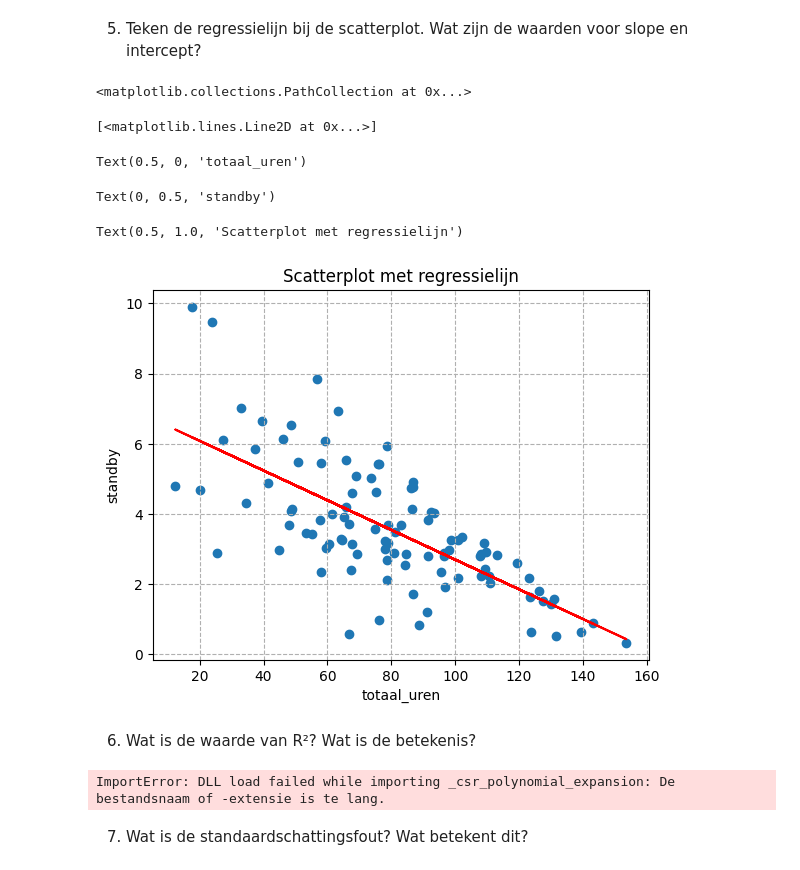
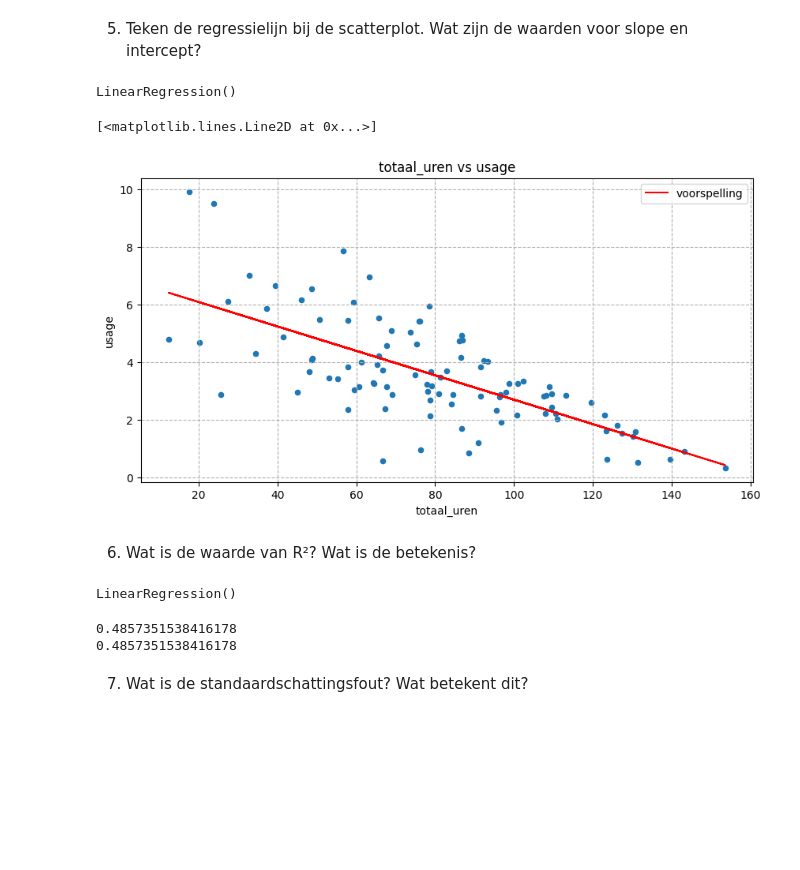
Before and after one commit to EliasDeHondt/DataScience1, a Jupyter notebook: W19P4/Smartphone.ipynb, the cells around one changed output. Saved outputs shown, nothing was run; the diff lists cells and outputs as text; code cells hidden in the pictures; blank space fills up the shorter version.

```diff
--- a/W19P4/Smartphone.ipynb
+++ b/W19P4/Smartphone.ipynb
@@ -84,32 +83,26 @@ display(spearman)
 | totaal_uren | -0.699526 | 0.998668 | 1.000000 |
 # %% [markdown]
 5. Teken de regressielijn bij de scatterplot. Wat zijn de waarden voor slope en intercept?
-# %%
-import numpy as np
-import matplotlib.pyplot as plt
-
-# Berekenen van de slope en intercept
-slope, intercept = np.polyfit(smartphones.totaal_uren, smartphones.usage, 1)
-
-# Teken de scatterplot en regressielijn
-plt.scatter(smartphones.totaal_uren, smartphones.usage)
-plt.plot(smartphones.totaal_uren, slope*smartphones.totaal_uren + intercept, color='red')
-
-# Voeg labels en titels toe
-plt.grid(True, linestyle='--')
-plt.xlabel('totaal_uren')
-plt.ylabel('standby')
-plt.title('Scatterplot met regressielijn')
-
-# Toon de plot
-plt.show()
-# %% [output]
-<matplotlib.collections.PathCollection at 0x...>
-[<matplotlib.lines.Line2D at 0x...>]
-Text(0.5, 0, 'totaal_uren')
-Text(0, 0.5, 'standby')
-Text(0.5, 1.0, 'Scatterplot met regressielijn')
-[figure, removed]
+# %%
+from sklearn.linear_model import LinearRegression
+
+model = LinearRegression()
+
+X = smartphones[['totaal_uren']]
+y = smartphones.usage
+
+model.fit(X, y)
+
+y_hat = model.predict(X)  # voorspellingen maken
+
+ax = smartphones.plot(kind='scatter', x='totaal_uren', y='usage', figsize=(10, 5), title='totaal_uren vs usage', marker='o')
+ax.plot(smartphones.totaal_uren, y_hat, color='r', label='voorspelling')
+ax.grid(linestyle='--')
+_ = ax.legend()
+# %% [output]
+LinearRegression()
+[<matplotlib.lines.Line2D at 0x...>]
+[figure, added]
 # %% [markdown]
 6. Wat is de waarde van R²? Wat is de betekenis?
 # %%
@@ -117,13 +110,19 @@ from sklearn.metrics import r2_score
 from sklearn.linear_model import LinearRegression
 
 model = LinearRegression()
-model.fit(smartphones.standby, smartphones.totaal_uren)
-y_hat = model.predict(smartphones.standby)  # Voorspellingen maken
 
-r2_score(smartphones.standby, y_hat) # Kan je altijd gebruiken
-#of
-model.score(smartphones.totaal_uren, smartphones.standby)# Kan je gebruiken als je een model hebt
+X = smartphones[['totaal_uren']]
+y = smartphones.usage
+
+model.fit(X, y)
+y_hat = model.predict(X)  # voorspellingen maken
+
+print(r2_score(y, y_hat))  # kan je altijd gebruiken
+# of
+print(model.score(X, y))  # kan je gebruiken als je een model hebt
 # %% [output]
-ImportError: DLL load failed while importing _csr_polynomial_expansion: De bestandsnaam of -extensie is te lang.
+LinearRegression()
+0.4857351538416178
+0.4857351538416178
 # %% [markdown]
 7. Wat is de standaardschattingsfout? Wat betekent dit?
```
Also changed, not shown: parts of 5 cells of this notebook, 5 other files.
